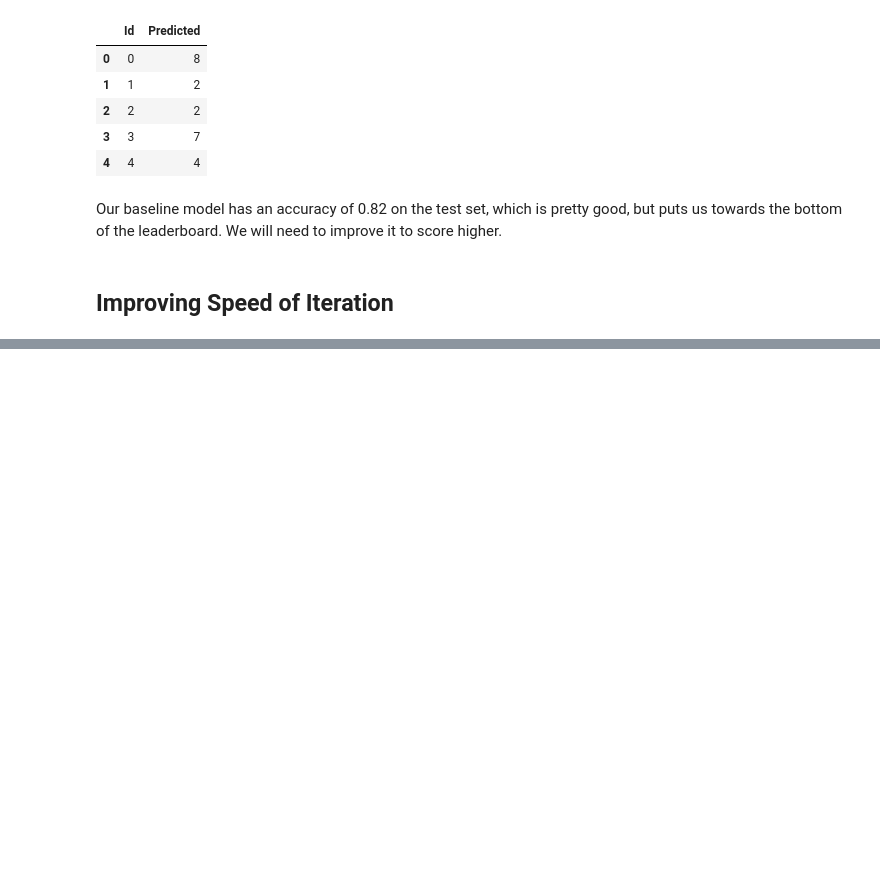
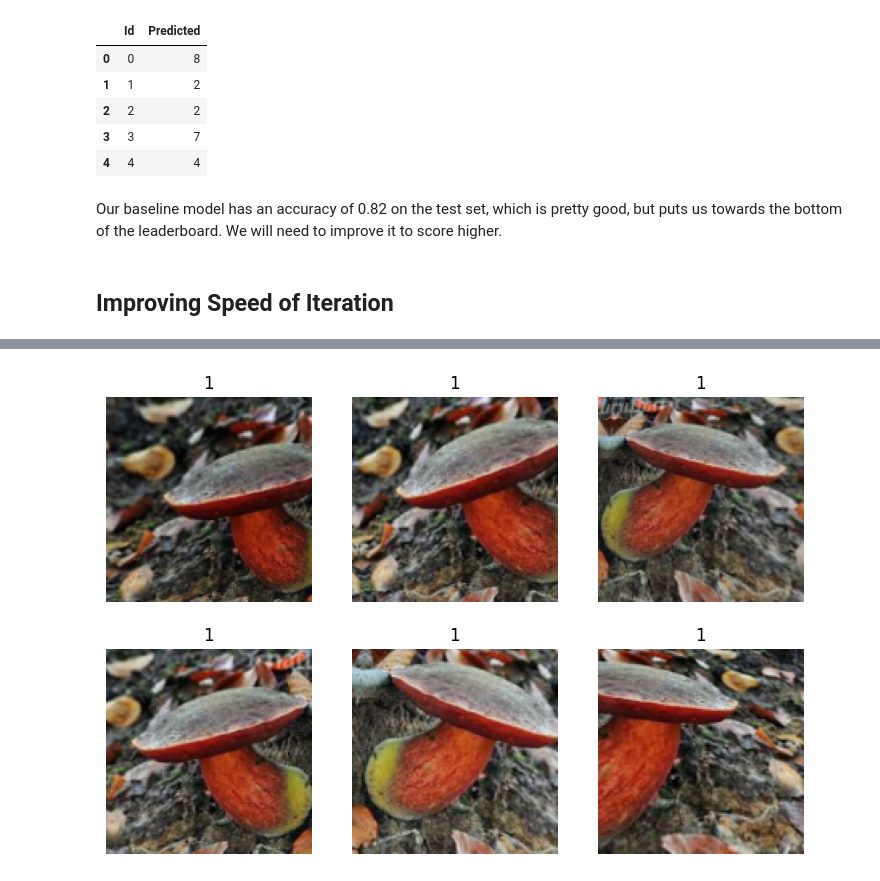
Before and after one commit to frank-895/machine_learning_journey, a Jupyter notebook: image_classification/estonian_mushroom_classification.ipynb, the cells around one changed output, grey strips where cells are left out. Cells and saved outputs as stored; diff of their text form; code cells hidden in the pictures; blank space fills up the shorter version.

```diff
--- a/image_classification/estonian_mushroom_classification.ipynb
+++ b/image_classification/estonian_mushroom_classification.ipynb
@@ -267,0 +286,13 @@ resize_images(comp, dest='resized', max_size=256, recurse=True)
+# %%
+def train(arch, item, batch, epochs=8, lr=0.01):
+  dls = ImageDataLoaders.from_df(
+    df,
+    path=train_folder,
+    folder='',
+    valid_pct=0.2,
+    item_tfms=item,
+    batch_tfms=batch
+  )
+  learn = vision_learner(dls, arch, metrics=error_rate).to_fp16()
+  learn.fine_tune(epochs, lr)
+  return learn
@@ -267,0 +347,6 @@ resize_images(comp, dest='resized', max_size=256, recurse=True)
+# %%
+learn = train('convnext_small_in22k',
+              Resize(192, method='padding'),
+              aug_transforms(size=128, min_scale=0.75),
+              lr=0.001
+)
@@ -267,0 +382,4 @@ resize_images(comp, dest='resized', max_size=256, recurse=True)
+# %%
+learn.dls.train.show_batch(max_n=6, unique=True)
+# %% [output]
+[figure, added]
```
Also changed, not shown: parts of 42 cells of this notebook.
